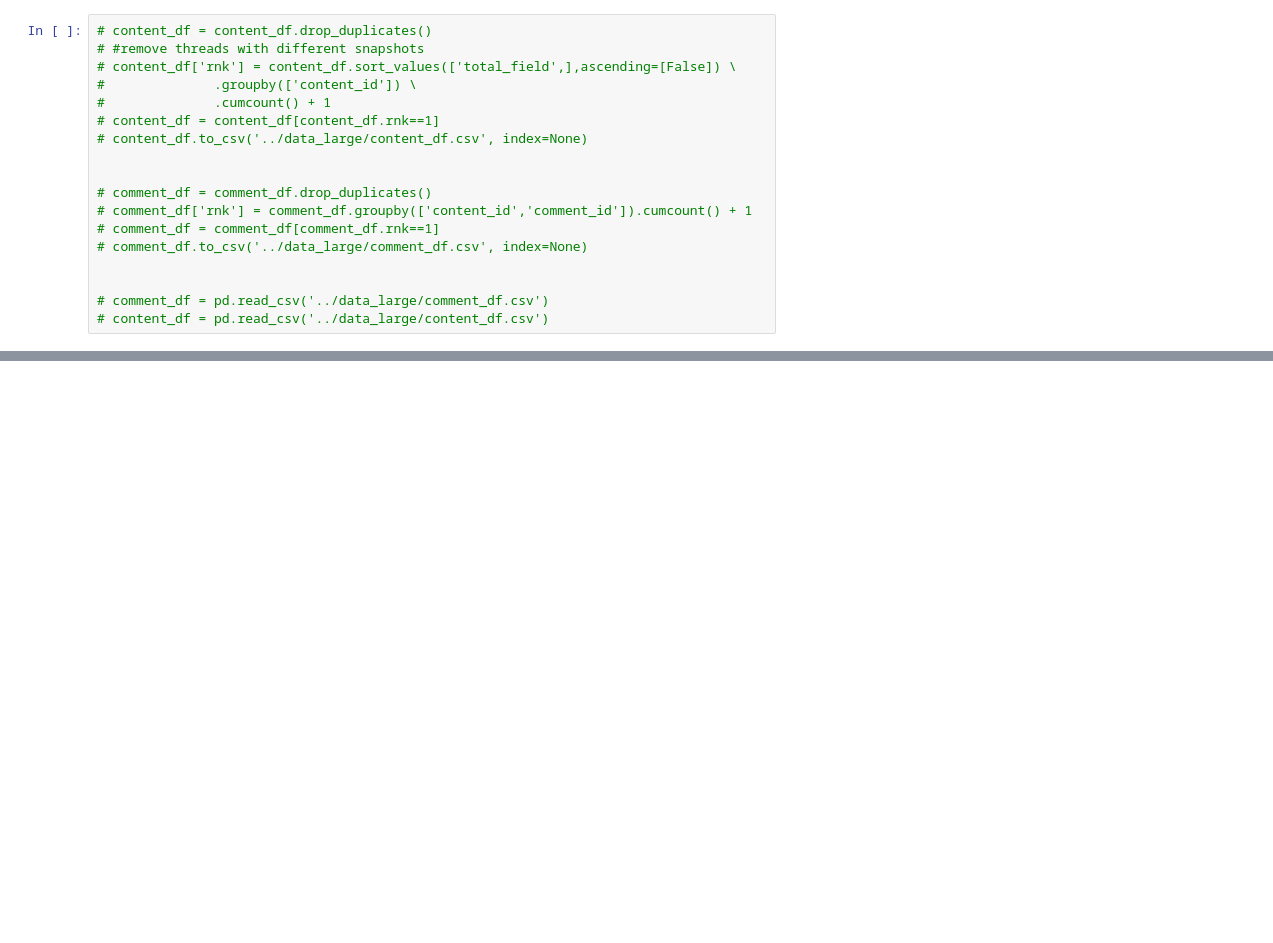
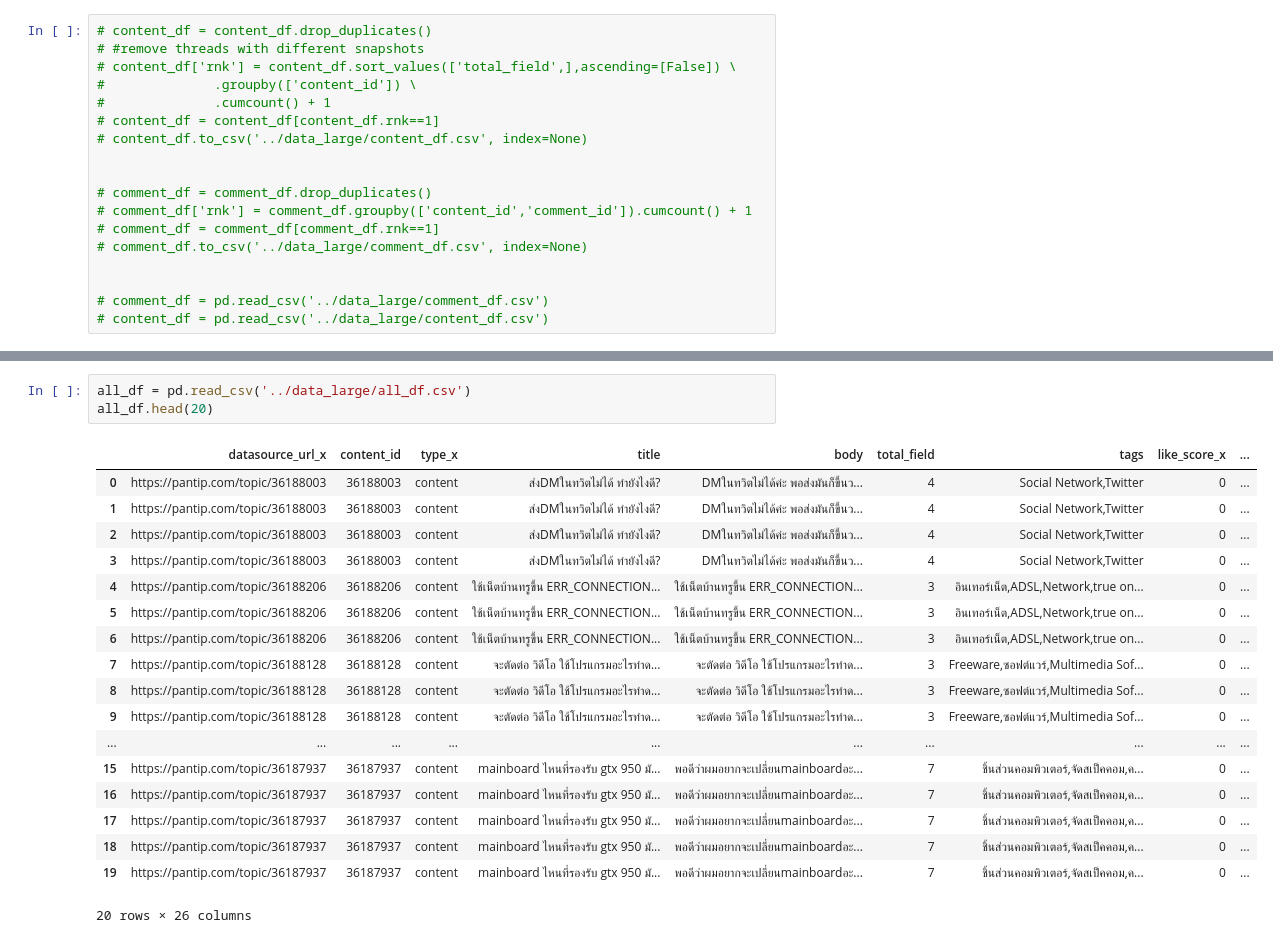
Before and after one commit to PyThaiNLP/WangChanGLM, a Jupyter notebook: notebook/process_pantip_large.ipynb, the cells around one changed output, grey strips where cells are left out. Drawn from its saved outputs; the diff is of its cells as text; blank space fills up the shorter version.

```diff
--- a/notebook/process_pantip_large.ipynb
+++ b/notebook/process_pantip_large.ipynb
@@ -107,0 +102,22 @@ all_df.shape
+# %%
+all_df = pd.read_csv('../data_large/all_df.csv')
+all_df.head(20)
+# %% [output]
+|  | datasource_url_x | content_id | type_x | title | body | total_field | tags | like_score_x | ... |
+| 0 | https://pantip.com/topic/36188003 | 36188003 | content | ส่งDMในทวิตไม่ได้ ทำยังไงดี? | DMในทวิตไม่ได้ค่ะ พอส่งมันก็ขึ้นว... | 4 | Social Network,Twitter | 0 | ... |
+| 1 | https://pantip.com/topic/36188003 | 36188003 | content | ส่งDMในทวิตไม่ได้ ทำยังไงดี? | DMในทวิตไม่ได้ค่ะ พอส่งมันก็ขึ้นว... | 4 | Social Network,Twitter | 0 | ... |
+| 2 | https://pantip.com/topic/36188003 | 36188003 | content | ส่งDMในทวิตไม่ได้ ทำยังไงดี? | DMในทวิตไม่ได้ค่ะ พอส่งมันก็ขึ้นว... | 4 | Social Network,Twitter | 0 | ... |
+| 3 | https://pantip.com/topic/36188003 | 36188003 | content | ส่งDMในทวิตไม่ได้ ทำยังไงดี? | DMในทวิตไม่ได้ค่ะ พอส่งมันก็ขึ้นว... | 4 | Social Network,Twitter | 0 | ... |
+| 4 | https://pantip.com/topic/36188206 | 36188206 | content | ใช้เน็ตบ้านทรูขึ้น ERR_CONNECTION... | ใช้เน็ตบ้านทรูขึ้น ERR_CONNECTION... | 3 | อินเทอร์เน็ต,ADSL,Network,true on... | 0 | ... |
+| 5 | https://pantip.com/topic/36188206 | 36188206 | content | ใช้เน็ตบ้านทรูขึ้น ERR_CONNECTION... | ใช้เน็ตบ้านทรูขึ้น ERR_CONNECTION... | 3 | อินเทอร์เน็ต,ADSL,Network,true on... | 0 | ... |
+| 6 | https://pantip.com/topic/36188206 | 36188206 | content | ใช้เน็ตบ้านทรูขึ้น ERR_CONNECTION... | ใช้เน็ตบ้านทรูขึ้น ERR_CONNECTION... | 3 | อินเทอร์เน็ต,ADSL,Network,true on... | 0 | ... |
+| 7 | https://pantip.com/topic/36188128 | 36188128 | content | จะตัดต่อ วิดีโอ ใช้โปรแกรมอะไรทำด... | จะตัดต่อ วิดีโอ ใช้โปรแกรมอะไรทำด... | 3 | Freeware,ซอฟต์แวร์,Multimedia Sof... | 0 | ... |
+| 8 | https://pantip.com/topic/36188128 | 36188128 | content | จะตัดต่อ วิดีโอ ใช้โปรแกรมอะไรทำด... | จะตัดต่อ วิดีโอ ใช้โปรแกรมอะไรทำด... | 3 | Freeware,ซอฟต์แวร์,Multimedia Sof... | 0 | ... |
+| 9 | https://pantip.com/topic/36188128 | 36188128 | content | จะตัดต่อ วิดีโอ ใช้โปรแกรมอะไรทำด... | จะตัดต่อ วิดีโอ ใช้โปรแกรมอะไรทำด... | 3 | Freeware,ซอฟต์แวร์,Multimedia Sof... | 0 | ... |
+| ... | ... | ... | ... | ... | ... | ... | ... | ... | ... |
+| 15 | https://pantip.com/topic/36187937 | 36187937 | content | mainboard ไหนที่รองรับ gtx 950 มั... | พอดีว่าผมอยากจะเปลี่ยนmainboardอะ... | 7 | ชิ้นส่วนคอมพิวเตอร์,จัดสเป็คคอม,ค... | 0 | ... |
+| 16 | https://pantip.com/topic/36187937 | 36187937 | content | mainboard ไหนที่รองรับ gtx 950 มั... | พอดีว่าผมอยากจะเปลี่ยนmainboardอะ... | 7 | ชิ้นส่วนคอมพิวเตอร์,จัดสเป็คคอม,ค... | 0 | ... |
+| 17 | https://pantip.com/topic/36187937 | 36187937 | content | mainboard ไหนที่รองรับ gtx 950 มั... | พอดีว่าผมอยากจะเปลี่ยนmainboardอะ... | 7 | ชิ้นส่วนคอมพิวเตอร์,จัดสเป็คคอม,ค... | 0 | ... |
+| 18 | https://pantip.com/topic/36187937 | 36187937 | content | mainboard ไหนที่รองรับ gtx 950 มั... | พอดีว่าผมอยากจะเปลี่ยนmainboardอะ... | 7 | ชิ้นส่วนคอมพิวเตอร์,จัดสเป็คคอม,ค... | 0 | ... |
+| 19 | https://pantip.com/topic/36187937 | 36187937 | content | mainboard ไหนที่รองรับ gtx 950 มั... | พอดีว่าผมอยากจะเปลี่ยนmainboardอะ... | 7 | ชิ้นส่วนคอมพิวเตอร์,จัดสเป็คคอม,ค... | 0 | ... |
+20 rows × 26 columns
```
Also changed, not shown: parts of 8 cells of this notebook, 2 other files.
